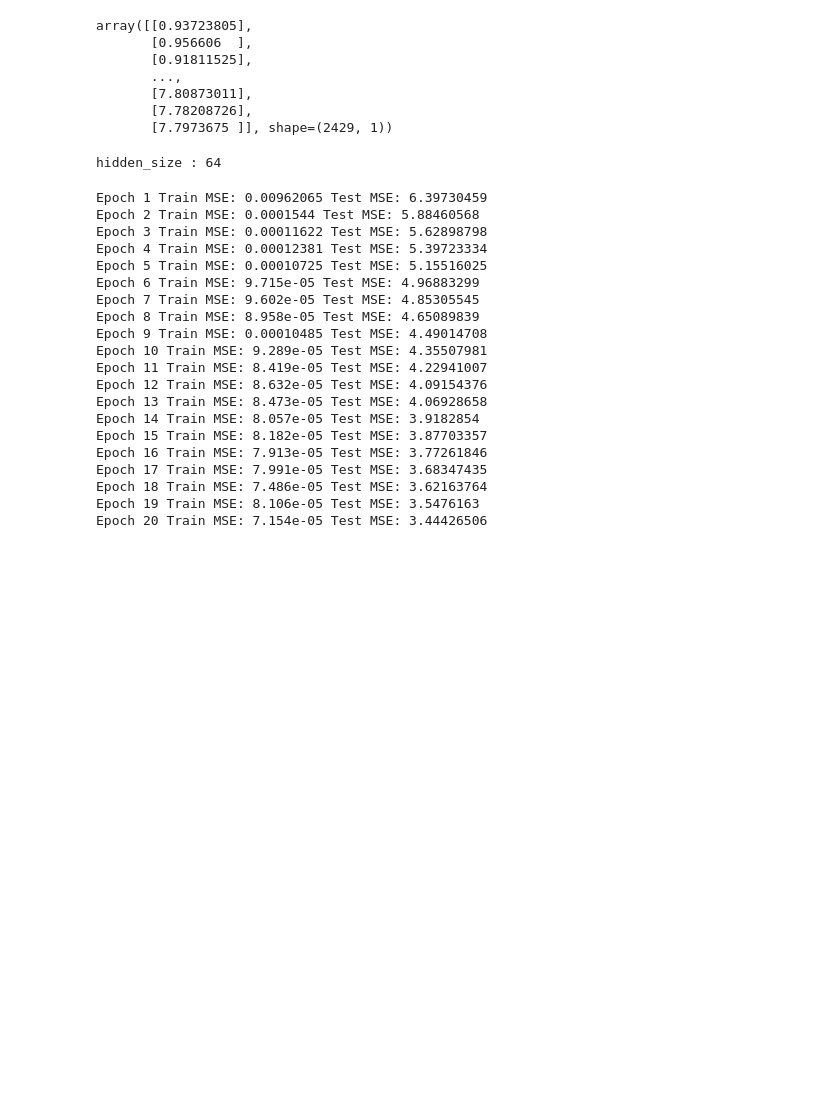
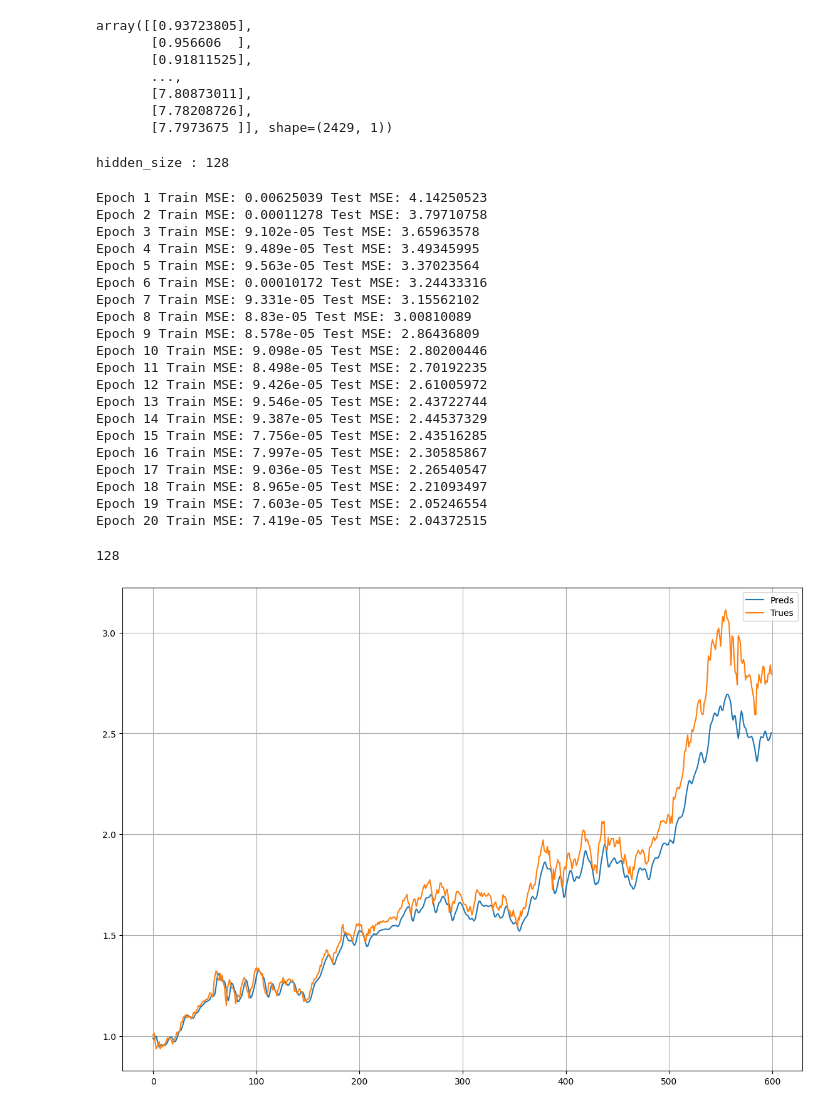
Before and after one commit to SeoYun-Y/study, a Jupyter notebook: multicampus_practice/20260522/03_RNN_exam.ipynb, the cells around one changed output. Drawn from its saved outputs; the diff is of its cells as text; code cells hidden in the pictures; blank space fills up the shorter version.

```diff
--- a/multicampus_practice/20260522/03_RNN_exam.ipynb
+++ b/multicampus_practice/20260522/03_RNN_exam.ipynb
@@ -159,13 +161,14 @@ train_dl = DataLoader(train_ds, batch_size = 128, shuffle = True, drop_last = Tr
 test_dl = DataLoader(test_ds, batch_size = 128, shuffle = False, drop_last = False)
 # %%
 aapl_model = RNNModel(
-    input_size = 1
+    input_size = 1,
+    hidden_size = 128
 )
 
 criterion = nn.MSELoss()
 optimizer = optim.Adam(aapl_model.parameters(), lr = 0.001)
 # %% [output]
-hidden_size : 64
+hidden_size : 128
 # %%
 # 모델 학습
 train_history, test_history = [], []
@@ -194,23 +197,58 @@ for epoch in range(20):
     test_history.append(test_mse)
     print(f"Epoch {epoch+1} Train MSE: {round(train_mse, 8)} Test MSE: {round(test_mse, 8)}")
 # %% [output]
-Epoch 1 Train MSE: 0.00962065 Test MSE: 6.39730459
-Epoch 2 Train MSE: 0.0001544 Test MSE: 5.88460568
-Epoch 3 Train MSE: 0.00011622 Test MSE: 5.62898798
-Epoch 4 Train MSE: 0.00012381 Test MSE: 5.39723334
-Epoch 5 Train MSE: 0.00010725 Test MSE: 5.15516025
-Epoch 6 Train MSE: 9.715e-05 Test MSE: 4.96883299
-Epoch 7 Train MSE: 9.602e-05 Test MSE: 4.85305545
-Epoch 8 Train MSE: 8.958e-05 Test MSE: 4.65089839
-Epoch 9 Train MSE: 0.00010485 Test MSE: 4.49014708
-Epoch 10 Train MSE: 9.289e-05 Test MSE: 4.35507981
-Epoch 11 Train MSE: 8.419e-05 Test MSE: 4.22941007
-Epoch 12 Train MSE: 8.632e-05 Test MSE: 4.09154376
-Epoch 13 Train MSE: 8.473e-05 Test MSE: 4.06928658
-Epoch 14 Train MSE: 8.057e-05 Test MSE: 3.9182854
-Epoch 15 Train MSE: 8.182e-05 Test MSE: 3.87703357
-Epoch 16 Train MSE: 7.913e-05 Test MSE: 3.77261846
-Epoch 17 Train MSE: 7.991e-05 Test MSE: 3.68347435
-Epoch 18 Train MSE: 7.486e-05 Test MSE: 3.62163764
-Epoch 19 Train MSE: 8.106e-05 Test MSE: 3.5476163
-Epoch 20 Train MSE: 7.154e-05 Test MSE: 3.44426506
+Epoch 1 Train MSE: 0.00625039 Test MSE: 4.14250523
+Epoch 2 Train MSE: 0.00011278 Test MSE: 3.79710758
+Epoch 3 Train MSE: 9.102e-05 Test MSE: 3.65963578
+Epoch 4 Train MSE: 9.489e-05 Test MSE: 3.49345995
+Epoch 5 Train MSE: 9.563e-05 Test MSE: 3.37023564
+Epoch 6 Train MSE: 0.00010172 Test MSE: 3.24433316
+Epoch 7 Train MSE: 9.331e-05 Test MSE: 3.15562102
+Epoch 8 Train MSE: 8.83e-05 Test MSE: 3.00810089
+Epoch 9 Train MSE: 8.578e-05 Test MSE: 2.86436809
+Epoch 10 Train MSE: 9.098e-05 Test MSE: 2.80200446
+Epoch 11 Train MSE: 8.498e-05 Test MSE: 2.70192235
+Epoch 12 Train MSE: 9.426e-05 Test MSE: 2.61005972
+Epoch 13 Train MSE: 9.546e-05 Test MSE: 2.43722744
+Epoch 14 Train MSE: 9.387e-05 Test MSE: 2.44537329
+Epoch 15 Train MSE: 7.756e-05 Test MSE: 2.43516285
+Epoch 16 Train MSE: 7.997e-05 Test MSE: 2.30585867
+Epoch 17 Train MSE: 9.036e-05 Test MSE: 2.26540547
+Epoch 18 Train MSE: 8.965e-05 Test MSE: 2.21093497
+Epoch 19 Train MSE: 7.603e-05 Test MSE: 2.05246554
+Epoch 20 Train MSE: 7.419e-05 Test MSE: 2.04372515
+# %%
+# 학습 된 모델을 이용하여 예측 값을 확인하고 실젯값과의 차이를 그래프로 시각화
+aapl_model.eval()
+
+preds_list = []
+trues_list = []
+
+with torch.no_grad():
+    for x, y in test_dl:
+        x = x.float()
+        y = y.float()
+
+        pred = aapl_model(x)
+        preds_list.append(pred.cpu())
+        trues_list.append(y.cpu())
+# %%
+len(preds_list[0])
+# %% [output]
+128
+# %%
+# cat() : 여러개의 텐서를 하나의 텐서로 결합
+# squeeze() : 텐서의 차원 중 크기가 1인 차원을 제거
+# numpy() : 텐서 타입을 numpy의 array 타입으로 변환
+
+preds = torch.cat(preds_list, dim=0).squeeze(-1).numpy()
+trues = torch.cat(trues_list, dim=0).squeeze(-1).numpy()
+# %%
+plt.figure(figsize = (14,10))
+plt.plot(preds[:600], label = 'Preds')
+plt.plot(trues[:600], label = 'Trues')
+plt.legend()
+plt.grid()
+plt.show()
+# %% [output]
+[figure, added]
```
Also changed, not shown: parts of 15 cells of this notebook, 1 other file.
